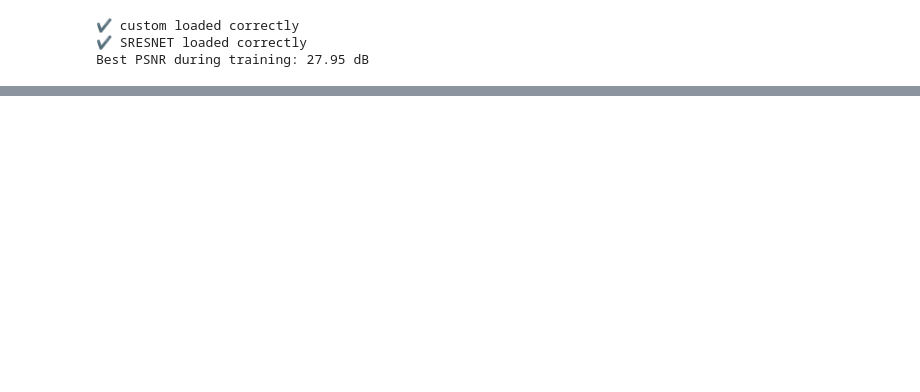
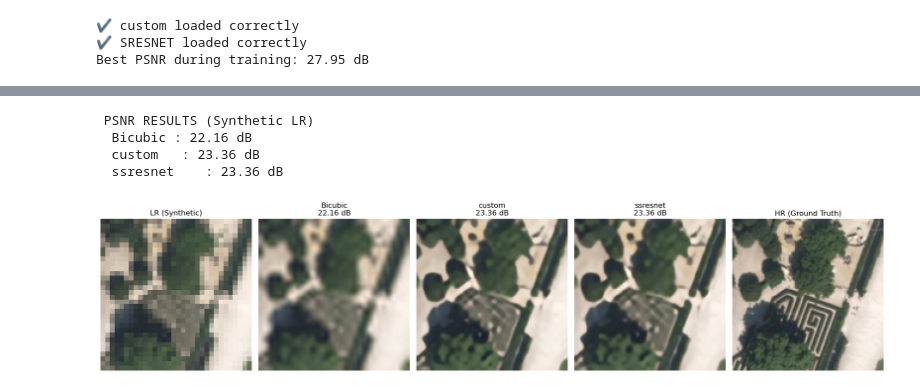
Before and after one commit to NadiYasser/Satellite_Super_Resulotion0, a Jupyter notebook: notebooks/yasser/test_MODELS copy.ipynb, the cells around one changed output, grey strips where cells are left out. Drawn from its saved outputs; the diff is of its cells as text; code cells hidden in the pictures; blank space fills up the shorter version.

```diff
--- a/notebooks/yasser/test_MODELS copy.ipynb
+++ b/notebooks/yasser/test_MODELS copy.ipynb
@@ -178,2 +181,15 @@ compare_sr_models(
   ssresnet    : 30.22 dB
 [figure]
+# %%
+compare_sr_models(
+    hr_path="data/preprocessed/test/HR/vienna25_r02_c08.png",
+    custom = custom,
+    ssresnet_model = SRESNET,
+    scale=4
+)
+# %% [output]
+ PSNR RESULTS (Synthetic LR)
+  Bicubic : 22.16 dB
+  custom   : 23.36 dB
+  ssresnet    : 23.36 dB
+[figure, added]
```
Also changed, not shown: parts of 6 cells of this notebook, 9 other files.
